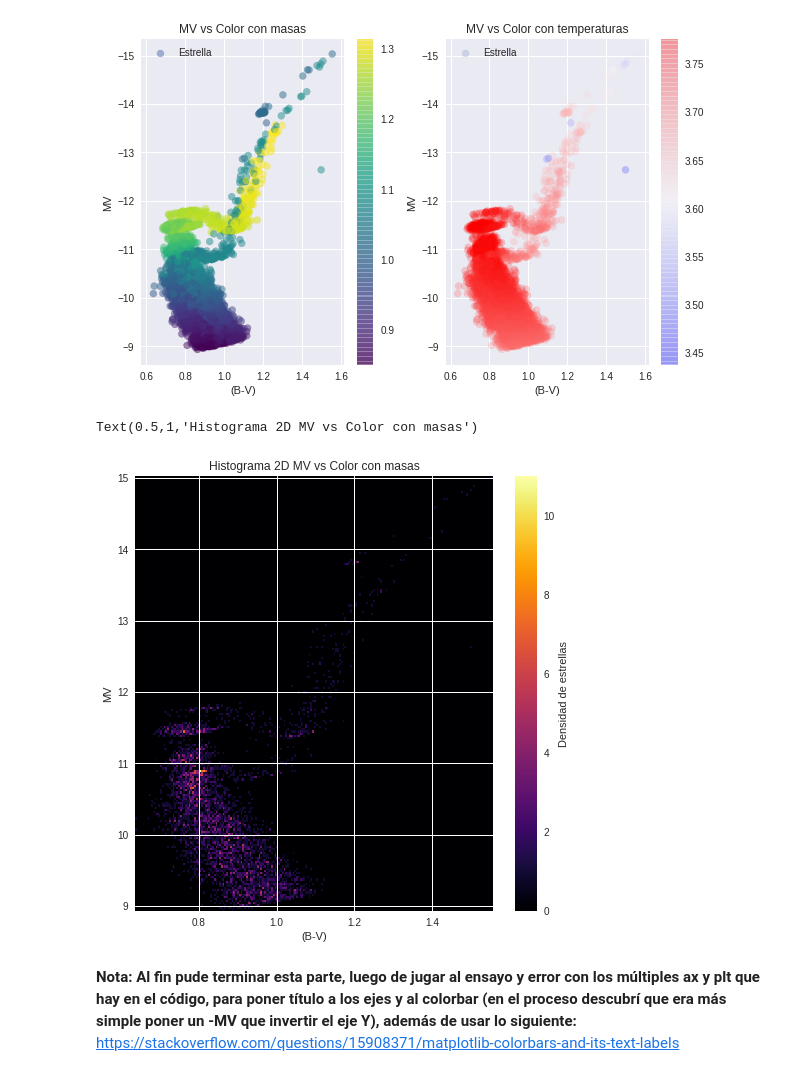
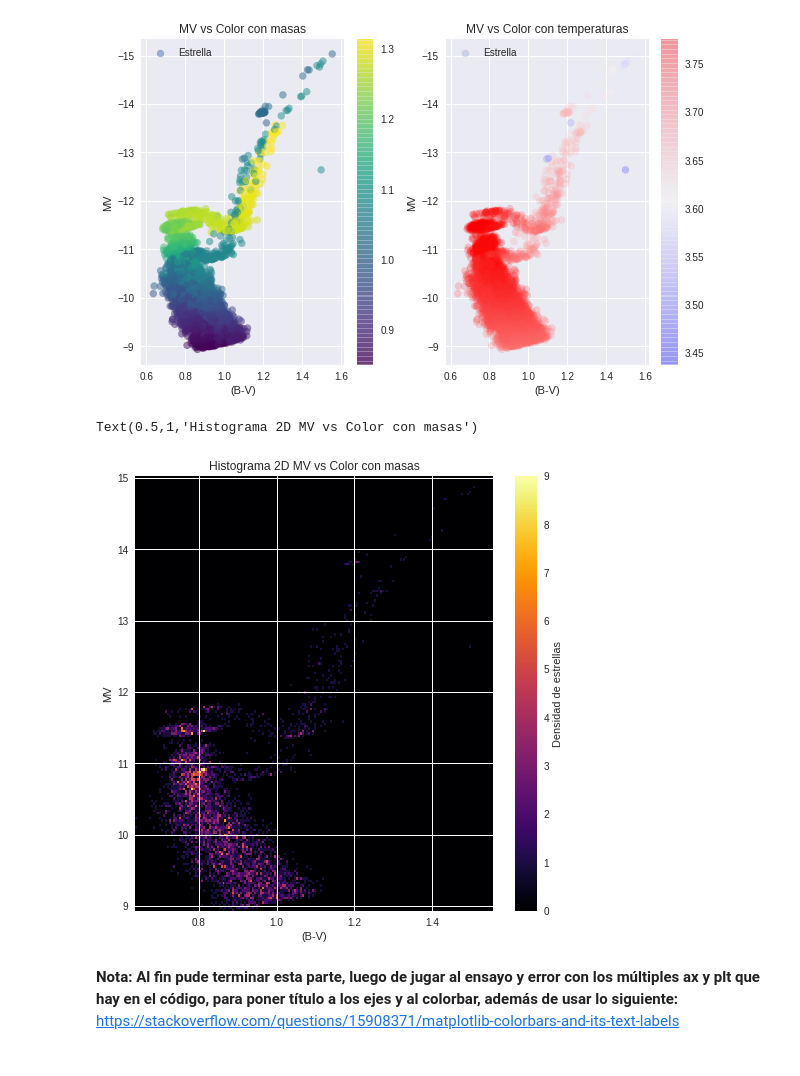
Before and after one commit to Antonego64/minitarea2, a Jupyter notebook: minitarea2.ipynb, the cells around one changed output. Saved outputs shown, nothing was run; the diff lists cells and outputs as text; code cells hidden in the pictures.

Commit message:
[v7] -Resuelto un error con respecto a los ejes Y en los gráficos de la sección 5, con la consecuente eliminación de dos líneas y anteponiendo un - antes de MV al plotear

```diff
--- a/minitarea2.ipynb
+++ b/minitarea2.ipynb
@@ -192,15 +191,15 @@ ax[1].legend()
 # %%
 #plot cmd hist2D
 fig, ax= plt.subplots(figsize=(8,8))
-plt.hist2d(color, -MV, (200,200), cmap='inferno')
+plt.hist2d(color, -MV, (180,180), cmap='inferno')
 c=plt.colorbar()
 c.ax.set_ylabel('Densidad de estrellas', rotation=90)
 ax.set_ylabel('MV')
 ax.set_xlabel('(B-V)')
 ax.set_title('Histograma 2D MV vs Color con masas')
 # %% [output]
 Text(0.5,1,'Histograma 2D MV vs Color con masas')
-[figure, old version]
+[figure, new version]
 # %% [markdown]
-**Nota: Al fin pude terminar esta parte, luego de jugar al ensayo y error con los múltiples ax y plt que hay en el código, para poner título a los ejes y al colorbar (en el proceso descubrí que era más simple poner un -MV que invertir el eje Y), además de usar lo siguiente:**
+**Nota: Al fin pude terminar esta parte, luego de jugar al ensayo y error con los múltiples ax y plt que hay en el código, para poner título a los ejes y al colorbar, además de usar lo siguiente:**
 https://stackoverflow.com/questions/15908371/matplotlib-colorbars-and-its-text-labels
```
Also changed, not shown: parts of 2 cells of this notebook.
